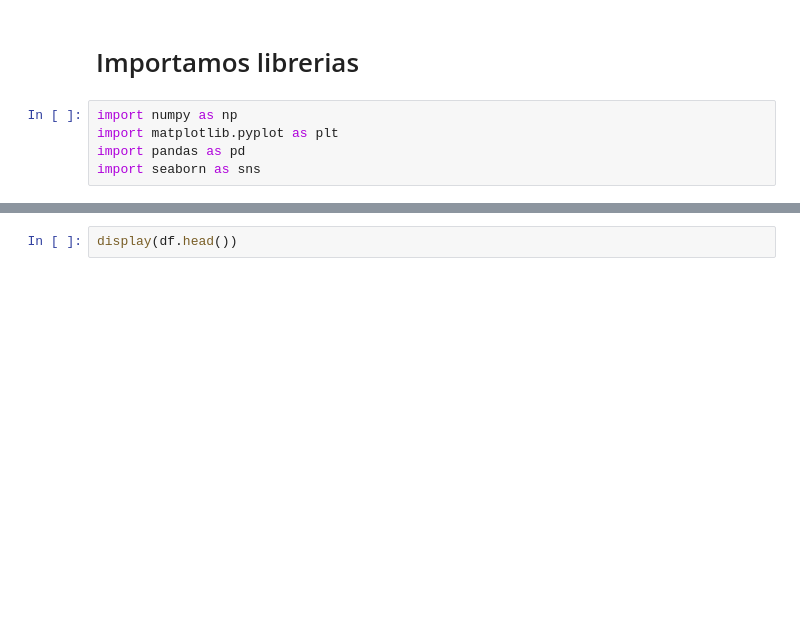
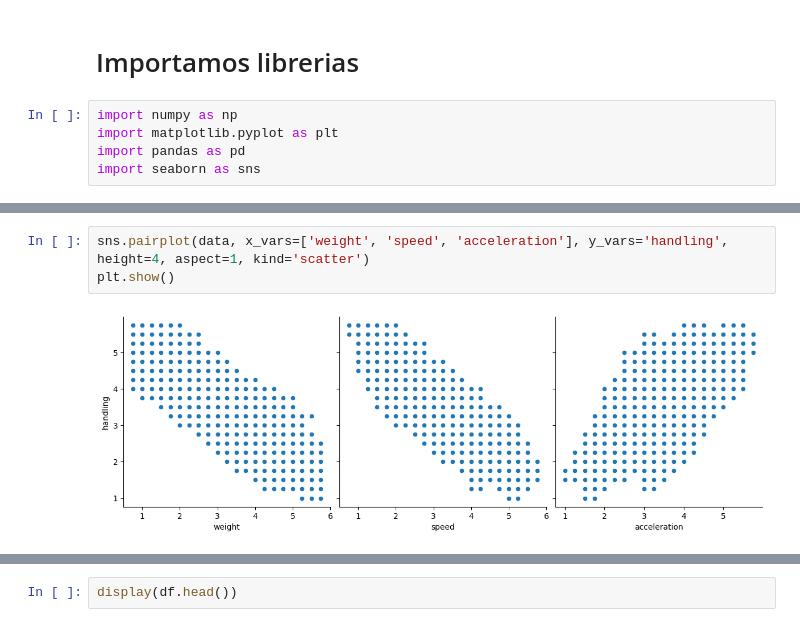
Before and after one commit to AliasJavier/MarioKart, a Jupyter notebook: MarioKart.ipynb, the cells around one changed output, grey strips where cells are left out. Cells and saved outputs as stored; diff of their text form; blank space fills up the shorter version.

```diff
--- a/MarioKart.ipynb
+++ b/MarioKart.ipynb
@@ -30,0 +35,5 @@ print(df)
+# %%
+sns.pairplot(data, x_vars=['weight', 'speed', 'acceleration'], y_vars='handling', height=4, aspect=1, kind='scatter')
+plt.show()
+# %% [output]
+[figure, added]
```
Also changed, not shown: parts of 5 cells of this notebook.
